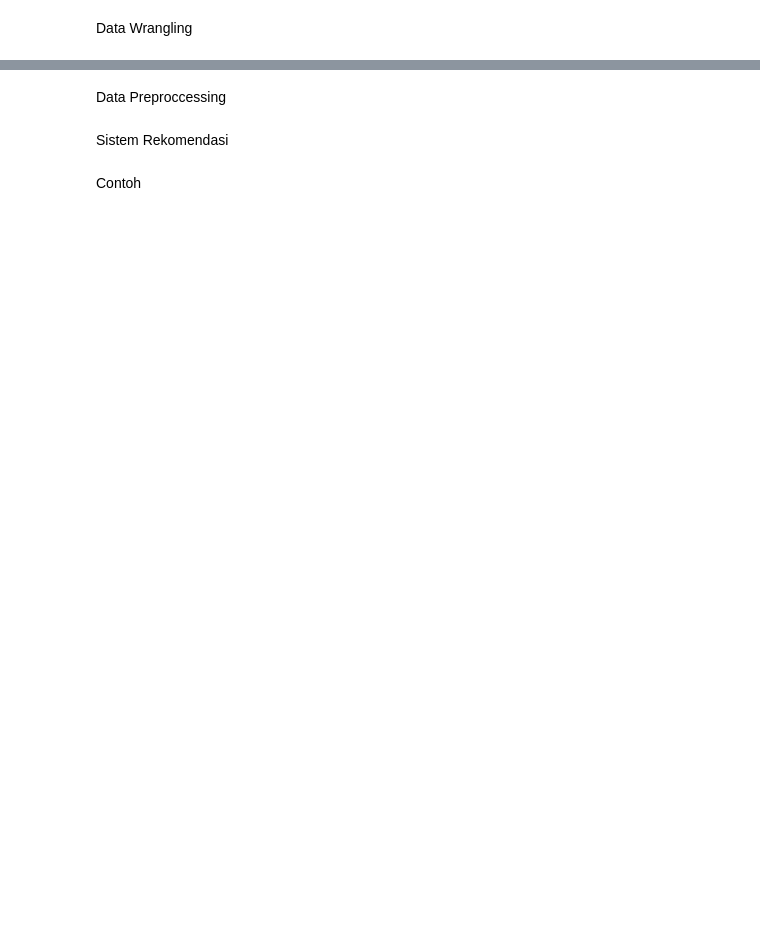
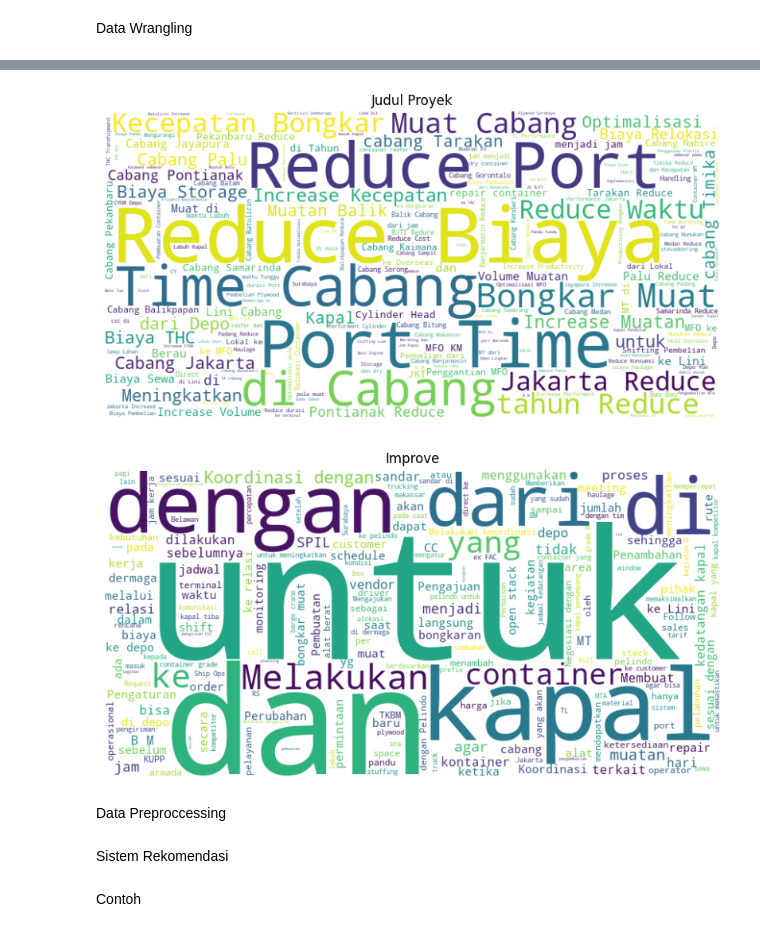
Before and after one commit to ChristoliniAngelo/sistem-rekomendasi-action-plan, a Jupyter notebook: fix.ipynb, the cells around one changed output, grey strips where cells are left out. Cells and saved outputs as stored; diff of their text form; code cells hidden in the pictures; blank space fills up the shorter version.

Commit message:
Make some improvement

```diff
--- a/fix.ipynb
+++ b/fix.ipynb
@@ -35,0 +73,3 @@ df
+# %%
+df['Improve'] = df['Improve'].str.replace(r'^\d+\.', '', regex=True)
+df
@@ -46,3 +119,26 @@ plt.show()
+# %%
+from wordcloud import WordCloud
+
+all_text = ' '.join(df['Project Title'].dropna())
+wordcloud = WordCloud(width=800, height=400, background_color='white').generate(all_text)
+
+plt.figure(figsize=(10, 6))
+plt.imshow(wordcloud, interpolation='bilinear')
+plt.axis('off')
+plt.title('Judul Proyek')
+plt.show()
+
+all_text = ' '.join(df['Improve'].dropna())
+wordcloud = WordCloud(width=800, height=400, background_color='white').generate(all_text)
+
+plt.figure(figsize=(10, 6))
+plt.imshow(wordcloud, interpolation='bilinear')
+plt.axis('off')
+plt.title('Improve')
+plt.show()
+# %% [output]
+[figure, added]
+[figure, added]
 # %% [markdown]
 Data Preproccessing
 # %%
```
Also changed, not shown: parts of 22 cells of this notebook.
